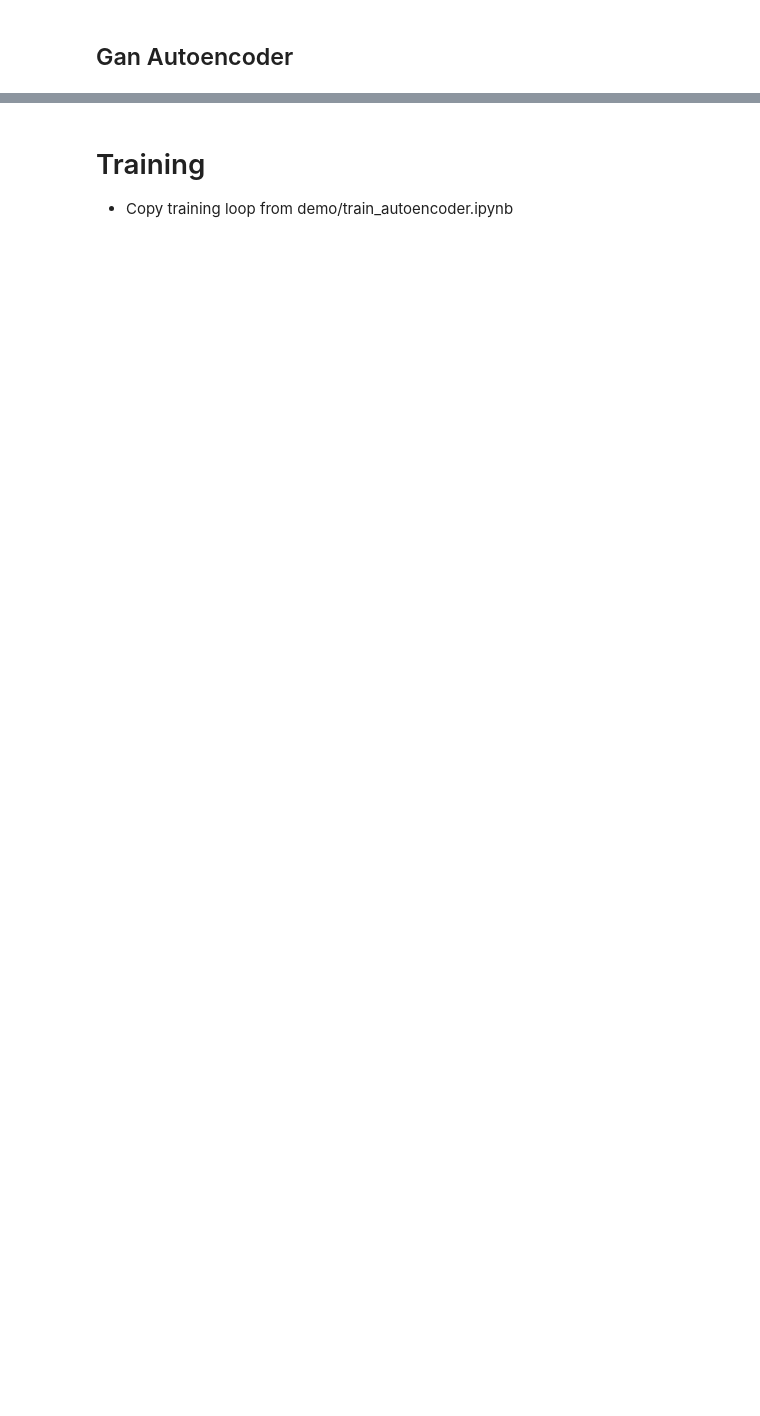
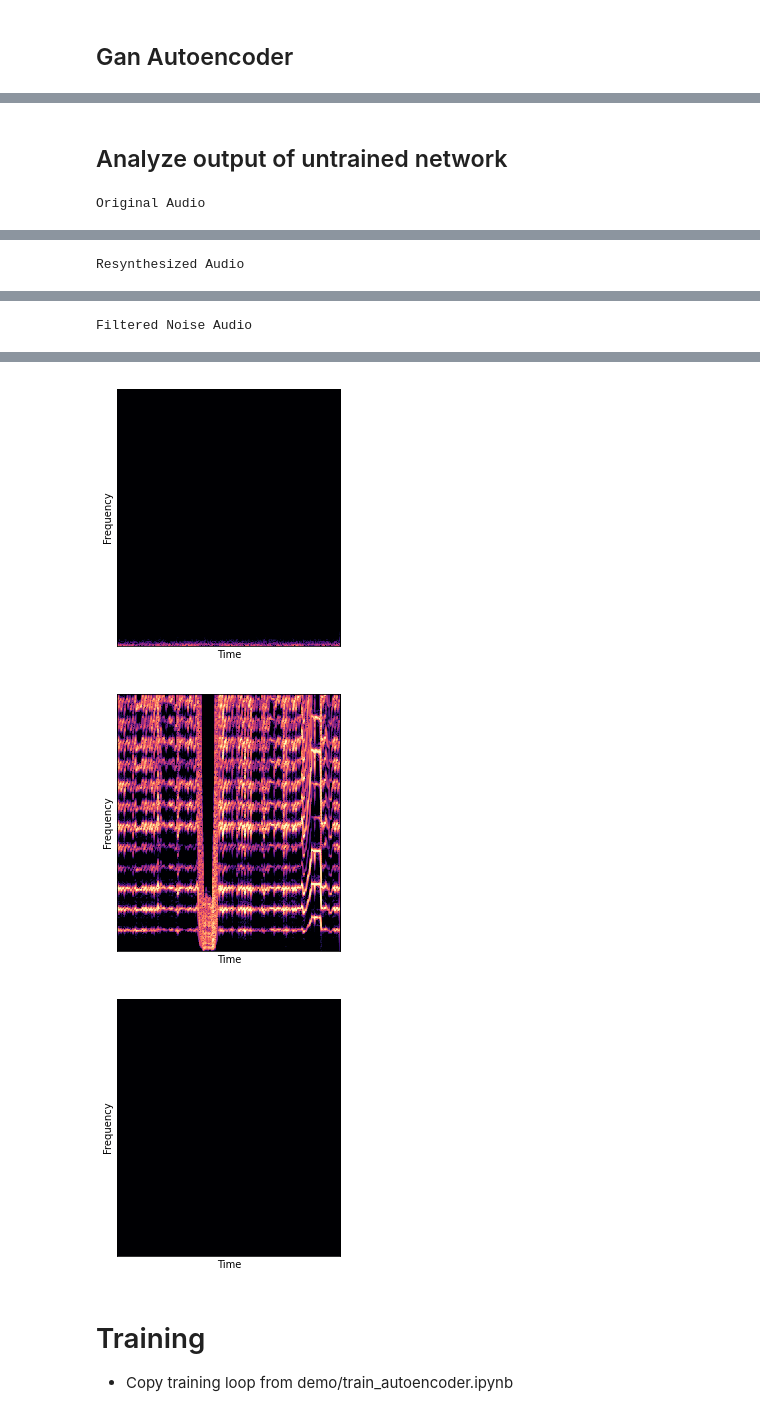
Before and after one commit to nielsrolf/ddsp, a Jupyter notebook: ddsp/colab/experiments/03_gan_training.ipynb, the cells around one changed output, grey strips where cells are left out. Saved outputs shown, nothing was run; the diff lists cells and outputs as text; code cells hidden in the pictures; blank space fills up the shorter version.

```diff
--- a/ddsp/colab/experiments/03_gan_training.ipynb
+++ b/ddsp/colab/experiments/03_gan_training.ipynb
@@ -71,5 +115,2 @@ dict_keys(['audio', 'f0_confidence', 'f0_hz', 'loudness_db'])
 # %% [markdown]
 ## Discriminator
-# %%
-ex.keys()
-ex['audio_tensor'] = ex['audio']
@@ -80,7 +117,4 @@ dict_keys(['audio', 'f0_confidence', 'f0_hz', 'loudness_db', 'audio_tensor'])
 # %%
 from ddsp.training import discriminator
 
-critic = discriminator.ParallelWaveGANDiscriminator(input_keys=['audio_tensor', 'f0_hz', 'loudness_db'])
-critic_score = critic(ex)
-
-critic_score
+critic = discriminator.ParallelWaveGANDiscriminator(input_keys=['discriminator_audio', 'f0_hz', 'loudness_db'])
@@ -118,0 +123,14 @@ dict_keys(['inputs', 'f0_hz', 'amplitudes', 'audio', 'audio_tensor', 'tensor_to_
+# %%
+encoder = encoders.MfccTimeDistributedRnnEncoder(rnn_channels = 512, rnn_type = 'gru', z_dims = 16, z_time_steps = 125)
+strategy = train_util.get_strategy()
+
+# Put it together in a model.
+model = models.Autoencoder(preprocessor=preprocessor,
+                            encoder=encoder,
+                            decoder=decoder,
+                            processor_group=processor_group,
+                            discriminator=critic,
+                            losses=[spectral_loss])
+
+outputs = model(ex)
+outputs.keys()
@@ -118,0 +143,19 @@ dict_keys(['inputs', 'f0_hz', 'amplitudes', 'audio', 'audio_tensor', 'tensor_to_
+# %% [markdown]
+## Analyze output of untrained network
+# %%
+audio_gen = model.get_audio_from_outputs(outputs)
+
+audio = outputs['audio']
+print('Original Audio')
+play(audio)
+print('Resynthesized Audio')
+play(audio_gen)
+print('Filtered Noise Audio')
+audio_noise = outputs['noise']['signal']
+play(audio_noise)
+
+specplot(audio)
+specplot(audio_gen)
+specplot(audio_noise)
+# %% [output]
+Original Audio
@@ -118,0 +163 @@ dict_keys(['inputs', 'f0_hz', 'amplitudes', 'audio', 'audio_tensor', 'tensor_to_
+Resynthesized Audio
@@ -118,0 +165 @@ dict_keys(['inputs', 'f0_hz', 'amplitudes', 'audio', 'audio_tensor', 'tensor_to_
+Filtered Noise Audio
@@ -119,3 +167,6 @@ dict_keys(['inputs', 'f0_hz', 'amplitudes', 'audio', 'audio_tensor', 'tensor_to_
+[figure, added]
+[figure, added]
+[figure, added]
 # %% [markdown]
 # Training
 - Copy training loop from demo/train_autoencoder.ipynb
```
Also changed, not shown: parts of 11 cells of this notebook.
